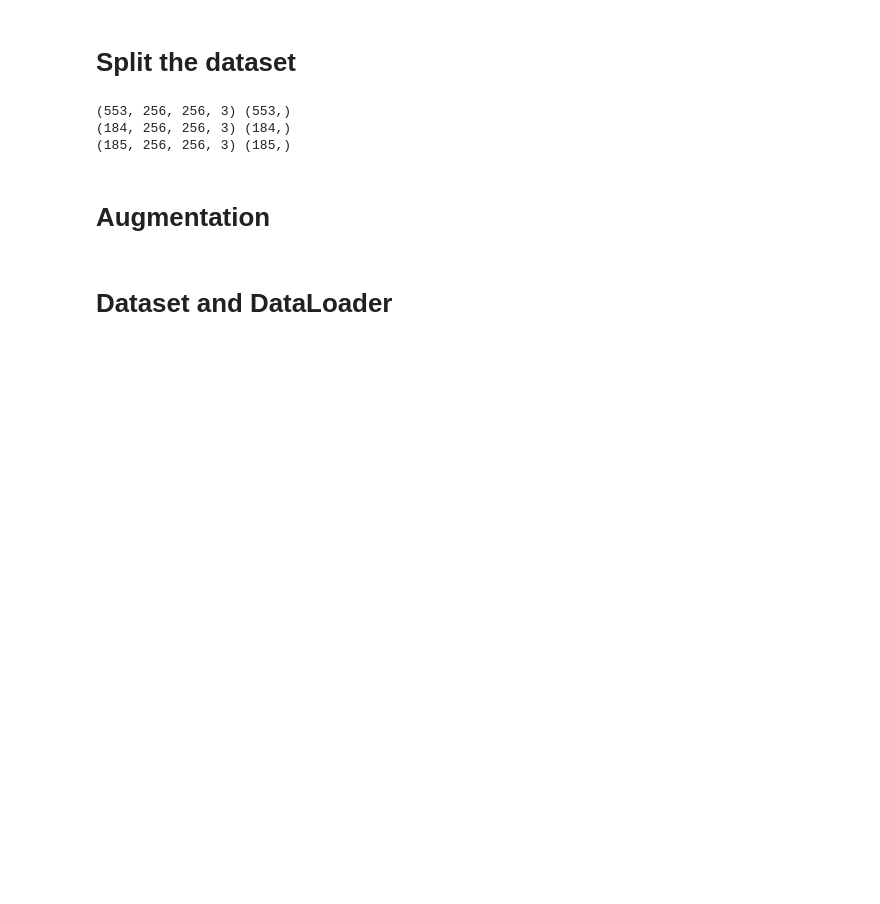
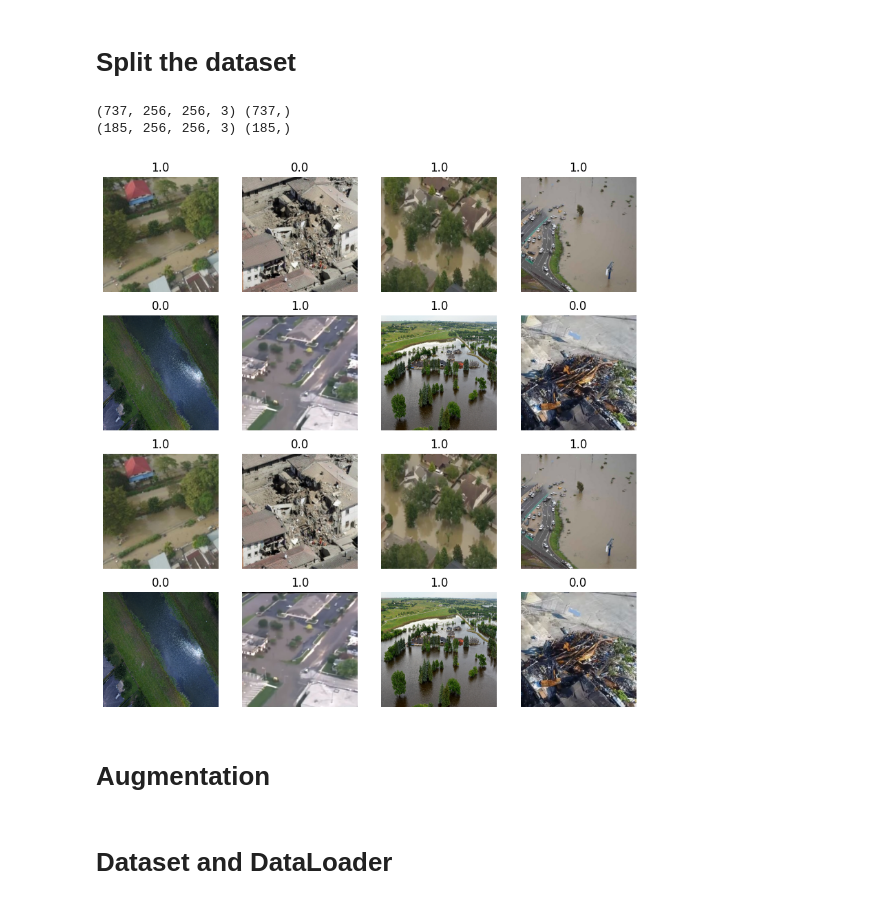
Before and after one commit to HazemAbdo/FloodSense, a Jupyter notebook: Model2.ipynb, the cells around one changed output. Cells and saved outputs as stored; diff of their text form; code cells hidden in the pictures; blank space fills up the shorter version.

```diff
--- a/Model2.ipynb
+++ b/Model2.ipynb
@@ -97,3 +103,20 @@ CFG = {
+# %%
+CFG = {
+    'img_size': 256, # width and height of the image
+    'epochs': 10, # number of epochs
+    'train_bs': 16, # batch size for training
+    'val_bs': 32, # batch size for validation
+    'test_bs': 32, # batch size for testing
+    'lr': 1e-4, # learning rate
+    'freeze': False, # if you want to freeze pretrain model weights
+    'out_features': 1, # number of output features (1 for binary classification)
+    'dataset_path': 'dataset/dataset', # path to the root dataset folder
+    'flooded_path': 'dataset/dataset/flooded', # path to the flooded images
+    'non_flooded_path': 'dataset/dataset/non-flooded', # path to the non flooded images
+    'val_ratio': 0.2, # ratio for validation set
+    'early_stopping_tolerance': 5,  # early stopping patience (using grid search)
+    'early_stopping_threshold': 0.03 # early stopping threshold (using grid search)
+    }
 # %% [markdown]
 # Load the data
 # %%
@@ -124,10 +151,13 @@ X_val, X_test, Y_val, Y_test = train_test_split(X_val, Y_val, test_size=0.5, str
 # %%
   print(X_train.shape, Y_train.shape)
   print(X_val.shape, Y_val.shape)
-  print(X_test.shape, Y_test.shape)
+  # print(X_test.shape, Y_test.shape)
 # %% [output]
-(553, 256, 256, 3) (553,)
-(184, 256, 256, 3) (184,)
+(737, 256, 256, 3) (737,)
 (185, 256, 256, 3) (185,)
+# %%
+show_images(X_train, Y_train)
+# %% [output]
+[figure, added]
 # %% [markdown]
 # Augmentation
```
Also changed, not shown: parts of 26 cells of this notebook.
